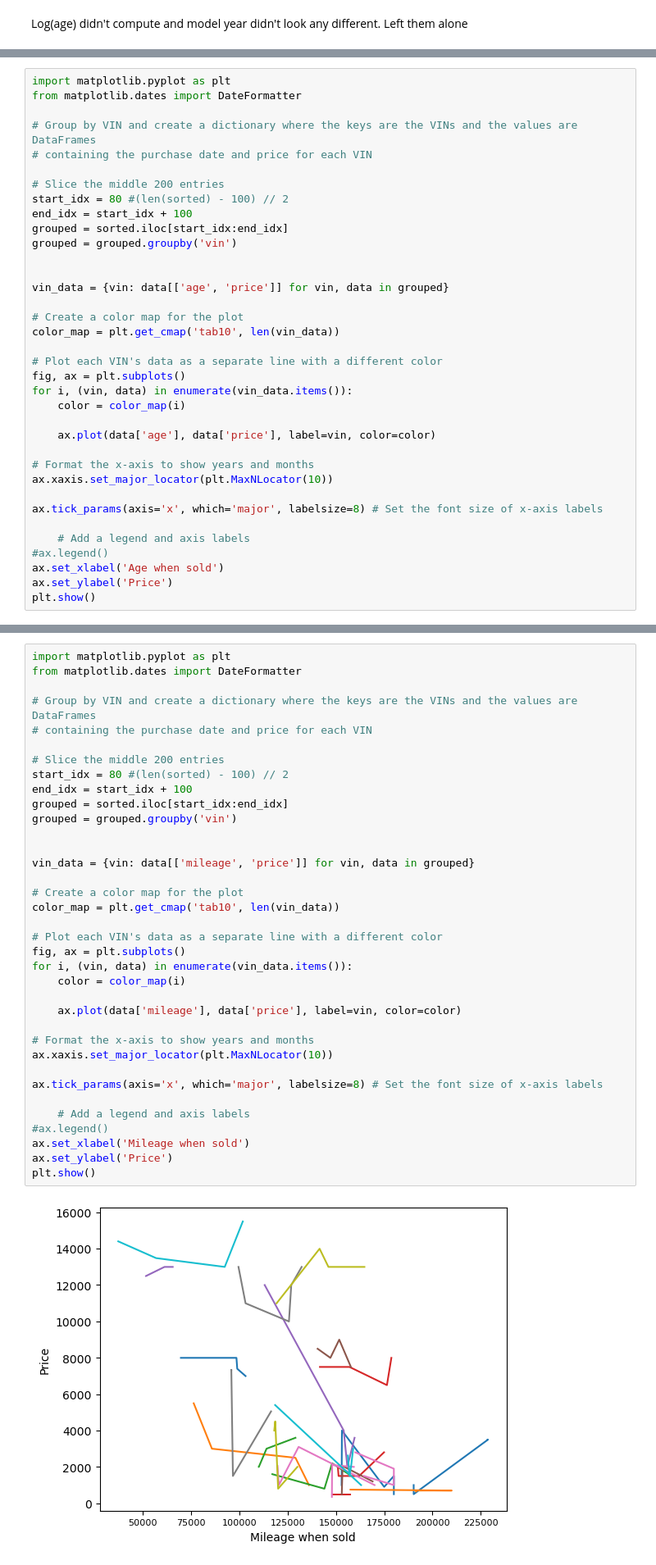
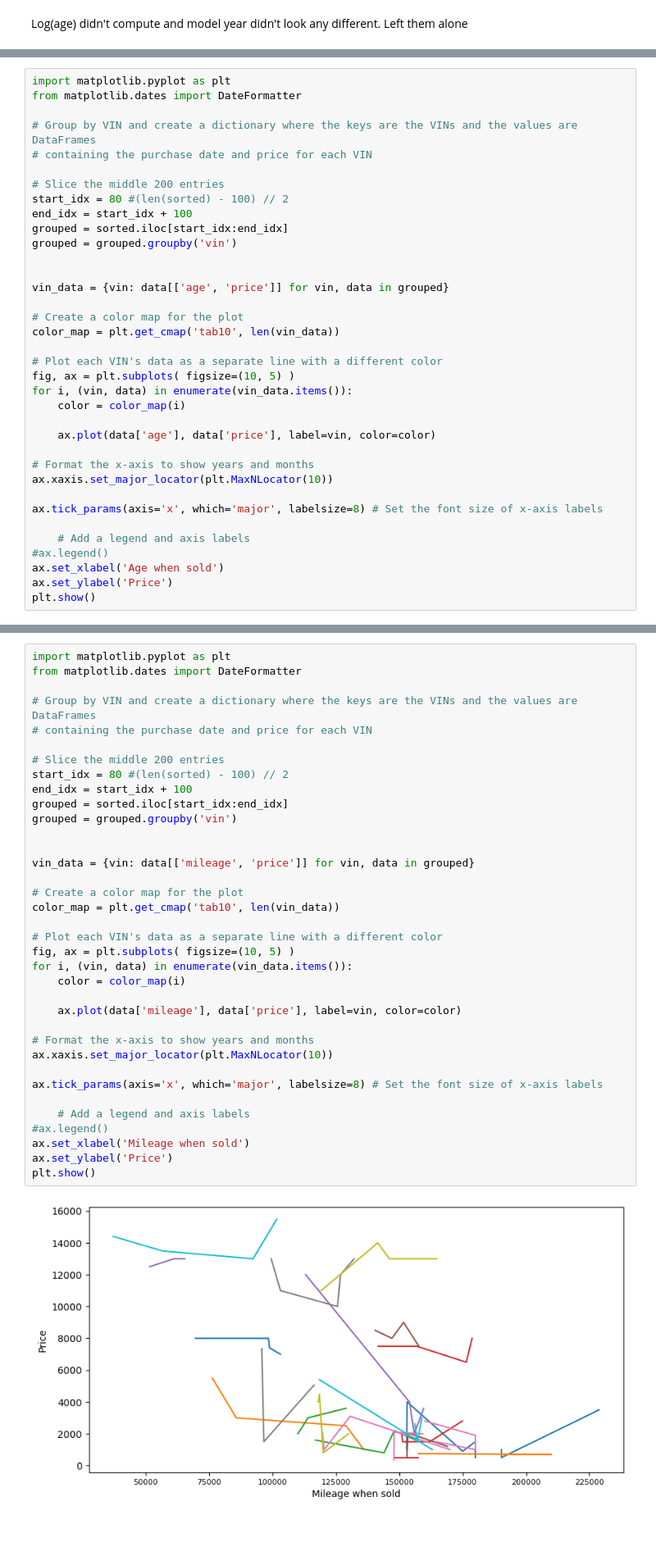
Before and after one commit to xiebozhi/IS6703_CarRegistrations_wde677, a Jupyter notebook: TP - Car Registrations - 2 & 3) Analysis and Linear Regression.ipynb, the cells around one changed output, grey strips where cells are left out. Shown at 82% size. Drawn from its saved outputs; the diff is of its cells as text; blank space fills up the shorter version.

```diff
--- a/TP - Car Registrations - 2 & 3) Analysis and Linear Regression.ipynb
+++ b/TP - Car Registrations - 2 & 3) Analysis and Linear Regression.ipynb
@@ -227,7 +228,7 @@ vin_data = {vin: data[['age', 'price']] for vin, data in grouped}
 color_map = plt.get_cmap('tab10', len(vin_data))
 
 # Plot each VIN's data as a separate line with a different color
-fig, ax = plt.subplots()
+fig, ax = plt.subplots( figsize=(10, 5) )
 for i, (vin, data) in enumerate(vin_data.items()):
     color = color_map(i)
 
@@ -284,35 +285,35 @@ from matplotlib.dates import DateFormatter
 
 # Slice the middle 200 entries
 start_idx = 80 #(len(sorted) - 100) // 2
 end_idx = start_idx + 100
 grouped = sorted.iloc[start_idx:end_idx]
 grouped = grouped.groupby('vin')
 
 
 vin_data = {vin: data[['mileage', 'price']] for vin, data in grouped}
 
 # Create a color map for the plot
 color_map = plt.get_cmap('tab10', len(vin_data))
 
 # Plot each VIN's data as a separate line with a different color
-fig, ax = plt.subplots()
+fig, ax = plt.subplots( figsize=(10, 5) )
 for i, (vin, data) in enumerate(vin_data.items()):
     color = color_map(i)
 
     ax.plot(data['mileage'], data['price'], label=vin, color=color)
 
 # Format the x-axis to show years and months
 ax.xaxis.set_major_locator(plt.MaxNLocator(10))
 
 ax.tick_params(axis='x', which='major', labelsize=8) # Set the font size of x-axis labels
 
     # Add a legend and axis labels
 #ax.legend()
 ax.set_xlabel('Mileage when sold')
 ax.set_ylabel('Price')
 plt.show()
 # %% [output]
-[figure, old version]
+[figure, new version]
 # %%
 nowish = time.time() - startTime
 last = time.time() - mostRecentTime
```
Also changed, not shown: parts of 33 cells of this notebook.
